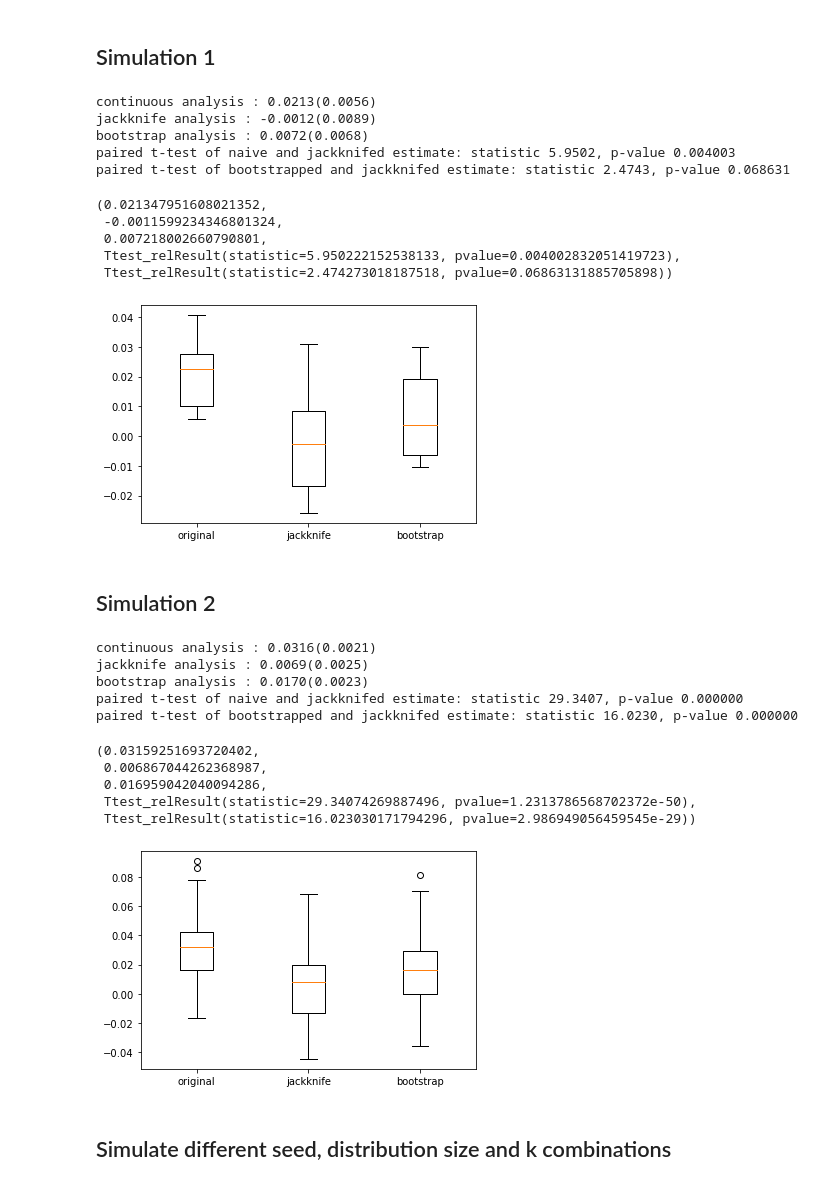
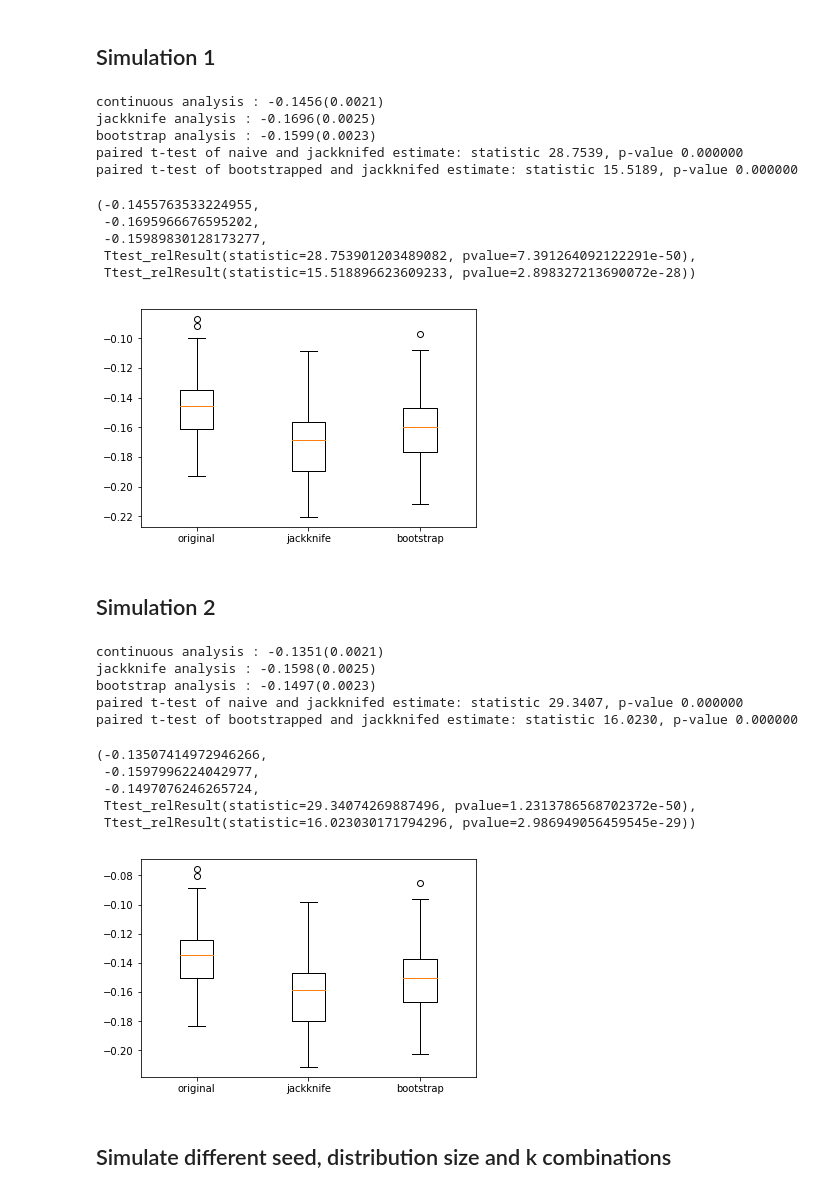
Before and after one commit to mjhof/edds-paper-reproduction, a Jupyter notebook: Simulations-Optimized.ipynb, the cells around one changed output. Saved outputs shown, nothing was run; the diff lists cells and outputs as text; code cells hidden in the pictures.

```diff
--- a/Simulations-Optimized.ipynb
+++ b/Simulations-Optimized.ipynb
@@ -310,35 +302,35 @@ def simulate(sim=1, random_seed=42, num_sim=100, k=14, truth=1/3, dist_size = 10
 # %% [markdown]
 ## Simulation 1
 # %%
-simulate(sim=1, num_sim=5)
+simulate(sim=1, truth=1/2)
 # %% [output]
-continuous analysis : 0.0213(0.0056)
-jackknife analysis : -0.0012(0.0089)
-bootstrap analysis : 0.0072(0.0068)
-paired t-test of naive and jackknifed estimate: statistic 5.9502, p-value 0.004003
-paired t-test of bootstrapped and jackknifed estimate: statistic 2.4743, p-value 0.068631
+continuous analysis : -0.1456(0.0021)
+jackknife analysis : -0.1696(0.0025)
+bootstrap analysis : -0.1599(0.0023)
+paired t-test of naive and jackknifed estimate: statistic 28.7539, p-value 0.000000
+paired t-test of bootstrapped and jackknifed estimate: statistic 15.5189, p-value 0.000000
-(0.021347951608021352,
- -0.0011599234346801324,
- 0.007218002660790801,
- Ttest_relResult(statistic=5.950222152538133, pvalue=0.004002832051419723),
- Ttest_relResult(statistic=2.474273018187518, pvalue=0.06863131885705898))
+(-0.1455763533224955,
+ -0.1695966676595202,
+ -0.15989830128173277,
+ Ttest_relResult(statistic=28.753901203489082, pvalue=7.391264092122291e-50),
+ Ttest_relResult(statistic=15.518896623609233, pvalue=2.898327213690072e-28))
-[figure, old version]
+[figure, new version]
 # %% [markdown]
 ## Simulation 2
 # %%
-simulate(sim=2)
+simulate(sim=2, truth=1/2)
 # %% [output]
-continuous analysis : 0.0316(0.0021)
-jackknife analysis : 0.0069(0.0025)
-bootstrap analysis : 0.0170(0.0023)
+continuous analysis : -0.1351(0.0021)
+jackknife analysis : -0.1598(0.0025)
+bootstrap analysis : -0.1497(0.0023)
 paired t-test of naive and jackknifed estimate: statistic 29.3407, p-value 0.000000
 paired t-test of bootstrapped and jackknifed estimate: statistic 16.0230, p-value 0.000000
-(0.03159251693720402,
- 0.006867044262368987,
- 0.016959042040094286,
+(-0.13507414972946266,
+ -0.1597996224042977,
+ -0.1497076246265724,
  Ttest_relResult(statistic=29.34074269887496, pvalue=1.2313786568702372e-50),
  Ttest_relResult(statistic=16.023030171794296, pvalue=2.986949056459545e-29))
-[figure, old version]
+[figure, new version]
 # %% [markdown]
 ## Simulate different seed, distribution size and k combinations
 # %%
```
Also changed, not shown: parts of 7 cells of this notebook, 1 other file.
